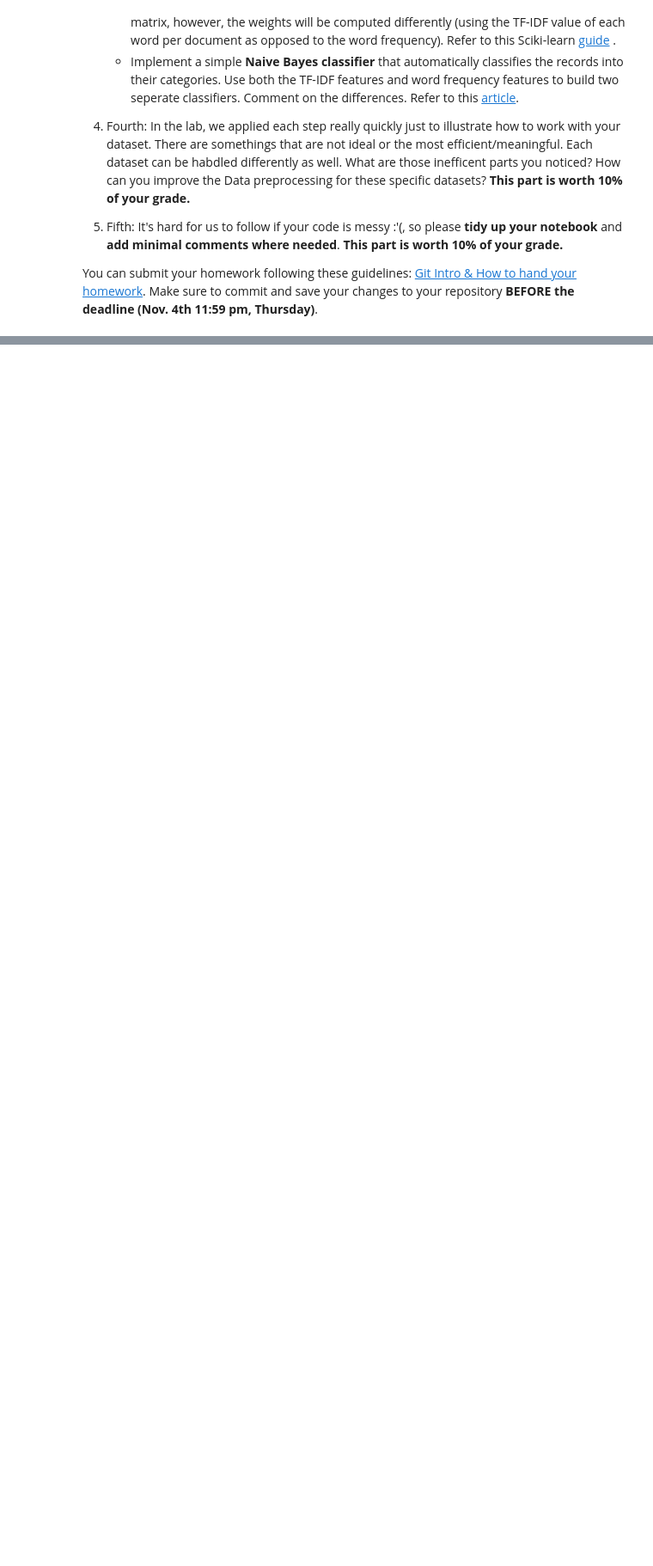
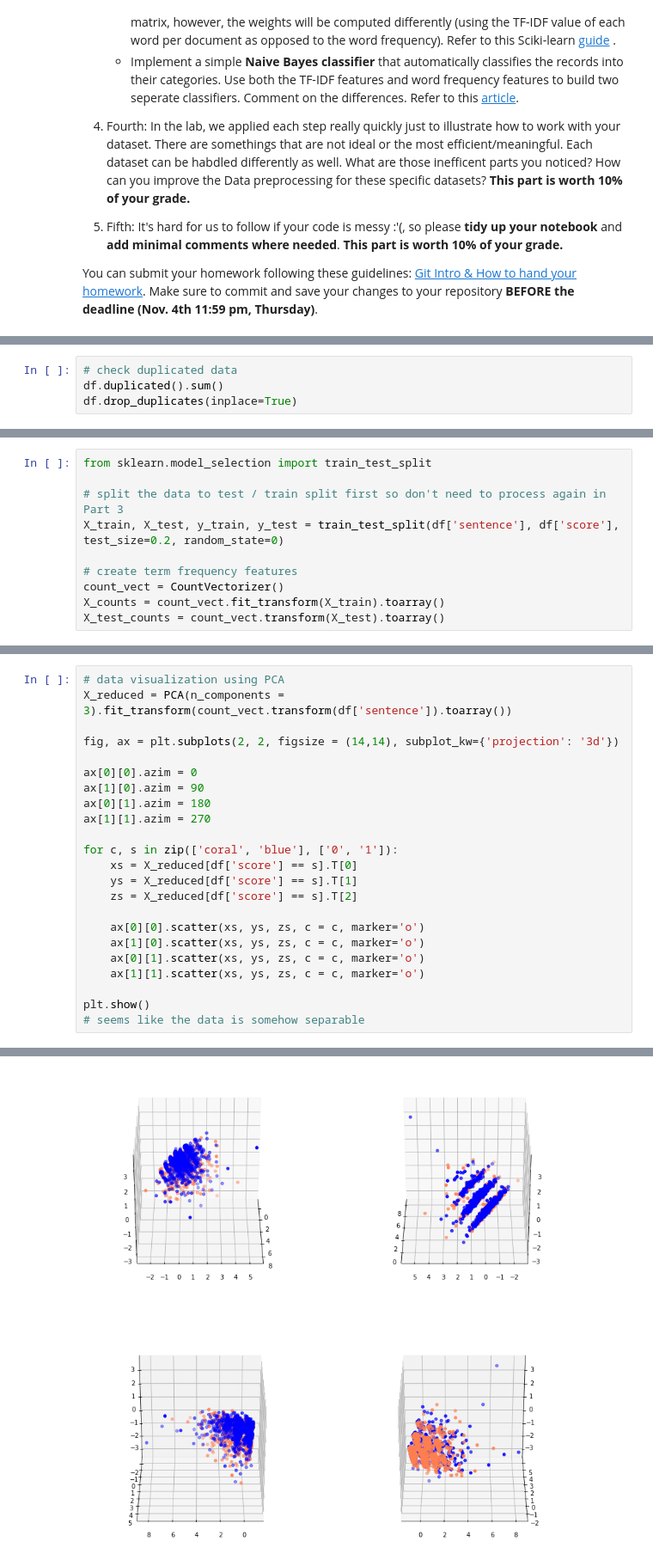
Before and after one commit to yuoriyurica/DM2021-Lab1-Homework, a Jupyter notebook: DM2021-Lab1-Homework.ipynb, the cells around one changed output, grey strips where cells are left out. Shown at 86% size. Cells and saved outputs as stored; diff of their text form; blank space fills up the shorter version.

```diff
--- a/DM2021-Lab1-Homework.ipynb
+++ b/DM2021-Lab1-Homework.ipynb
@@ -35,0 +265,4 @@ You can submit your homework following these guidelines: [Git Intro & How to han
+# %%
+# check duplicated data
+df.duplicated().sum()
+df.drop_duplicates(inplace=True)
@@ -35,0 +278,10 @@ You can submit your homework following these guidelines: [Git Intro & How to han
+# %%
+from sklearn.model_selection import train_test_split
+
+# split the data to test / train split first so don't need to process again in Part 3
+X_train, X_test, y_train, y_test = train_test_split(df['sentence'], df['score'], test_size=0.2, random_state=0)
+
+# create term frequency features
+count_vect = CountVectorizer()
+X_counts = count_vect.fit_transform(X_train).toarray()
+X_test_counts = count_vect.transform(X_test).toarray()
@@ -35,0 +295,24 @@ You can submit your homework following these guidelines: [Git Intro & How to han
+# %%
+# data visualization using PCA
+X_reduced = PCA(n_components = 3).fit_transform(count_vect.transform(df['sentence']).toarray())
+
+fig, ax = plt.subplots(2, 2, figsize = (14,14), subplot_kw={'projection': '3d'})
+
+ax[0][0].azim = 0
+ax[1][0].azim = 90
+ax[0][1].azim = 180
+ax[1][1].azim = 270
+
+for c, s in zip(['coral', 'blue'], ['0', '1']):
+    xs = X_reduced[df['score'] == s].T[0]
+    ys = X_reduced[df['score'] == s].T[1]
+    zs = X_reduced[df['score'] == s].T[2]
+
+    ax[0][0].scatter(xs, ys, zs, c = c, marker='o')
+    ax[1][0].scatter(xs, ys, zs, c = c, marker='o')
+    ax[0][1].scatter(xs, ys, zs, c = c, marker='o')
+    ax[1][1].scatter(xs, ys, zs, c = c, marker='o')
+
+plt.show()
+# seems like the data is somehow separable
+# %% [output]
@@ -35,0 +323 @@ You can submit your homework following these guidelines: [Git Intro & How to han
+[figure, added]
```
Also changed, not shown: parts of 29 cells of this notebook, 6 other files.
